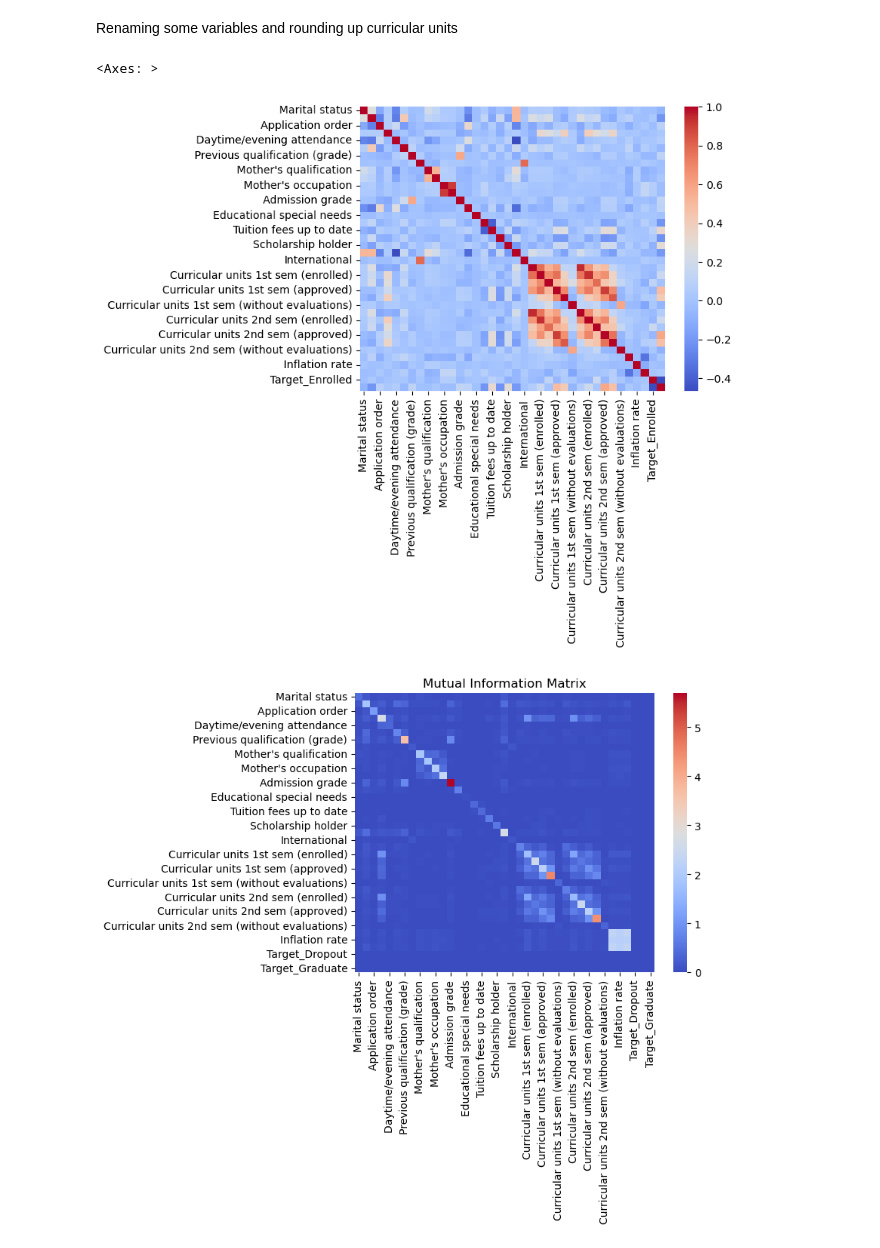
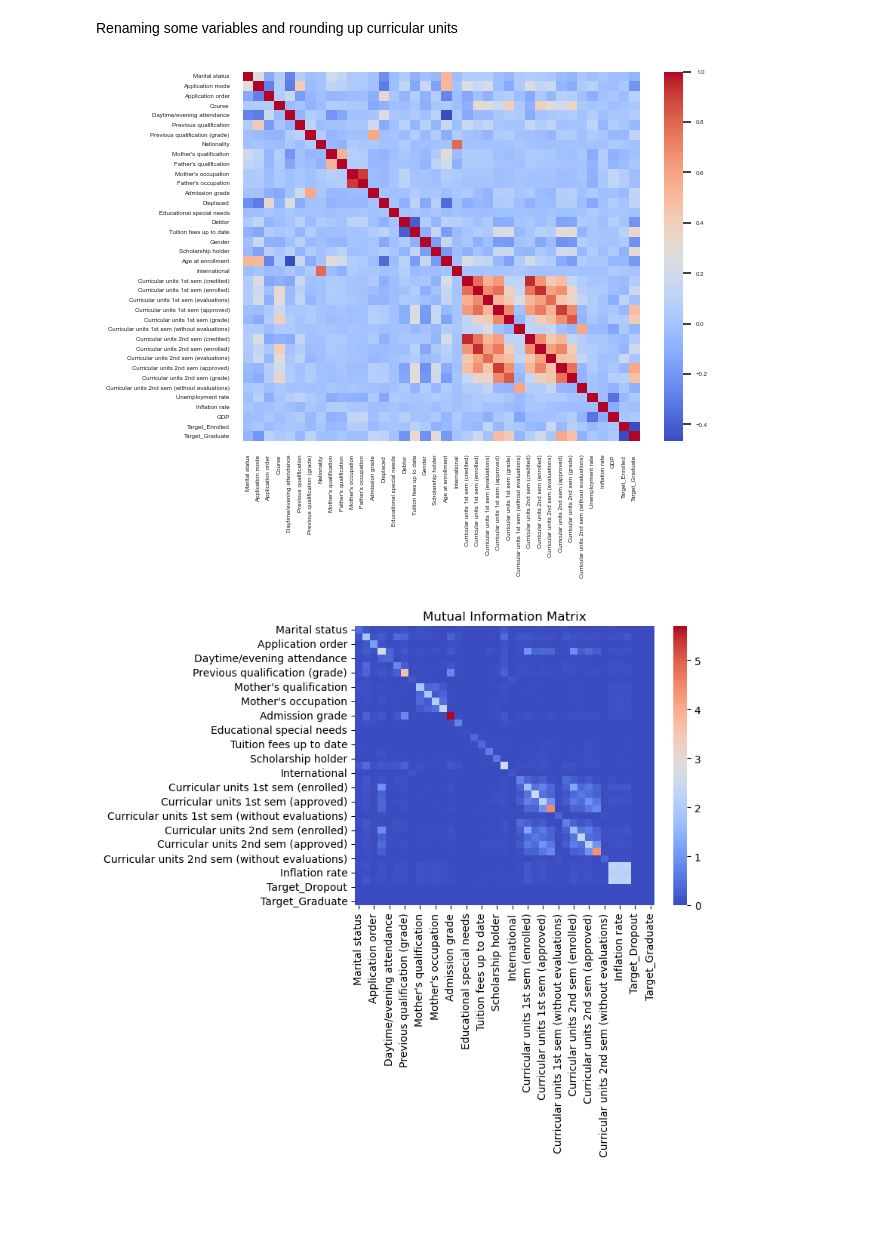
Before and after one commit to MSC-DS-Y1/Applied-Machine-Learning-Project, a Jupyter notebook: src/dataset/data_cleaning.ipynb, the cells around one changed output. Cells and saved outputs as stored; diff of their text form; code cells hidden in the pictures; blank space fills up the shorter version.

Commit message:
Changed font sizes

```diff
--- a/src/dataset/data_cleaning.ipynb
+++ b/src/dataset/data_cleaning.ipynb
@@ -39,16 +39,16 @@ data.to_csv('cleaned_dataset.csv', index=False)
 # %%
 #Spearman
 #Encoding the data as .corr does not work with string variables, thus we convert them to 1, 2, ect.
 encodedData = pd.get_dummies(data, drop_first=True)
 
 # Calculate Pearson correlations for all variables
 correlation_matrix = encodedData.corr(method='pearson')
 
 # Display the correlation matrix
 sns.heatmap(correlation_matrix, annot=False, cmap='coolwarm')
+sns.set_theme(font_scale=0.6)
 # %% [output]
-<Axes: >
-[figure, old version]
+[figure, new version]
 # %%
 from sklearn.feature_selection import mutual_info_classif, mutual_info_regression
 
```
Also changed, not shown: parts of 1 cell of this notebook.
